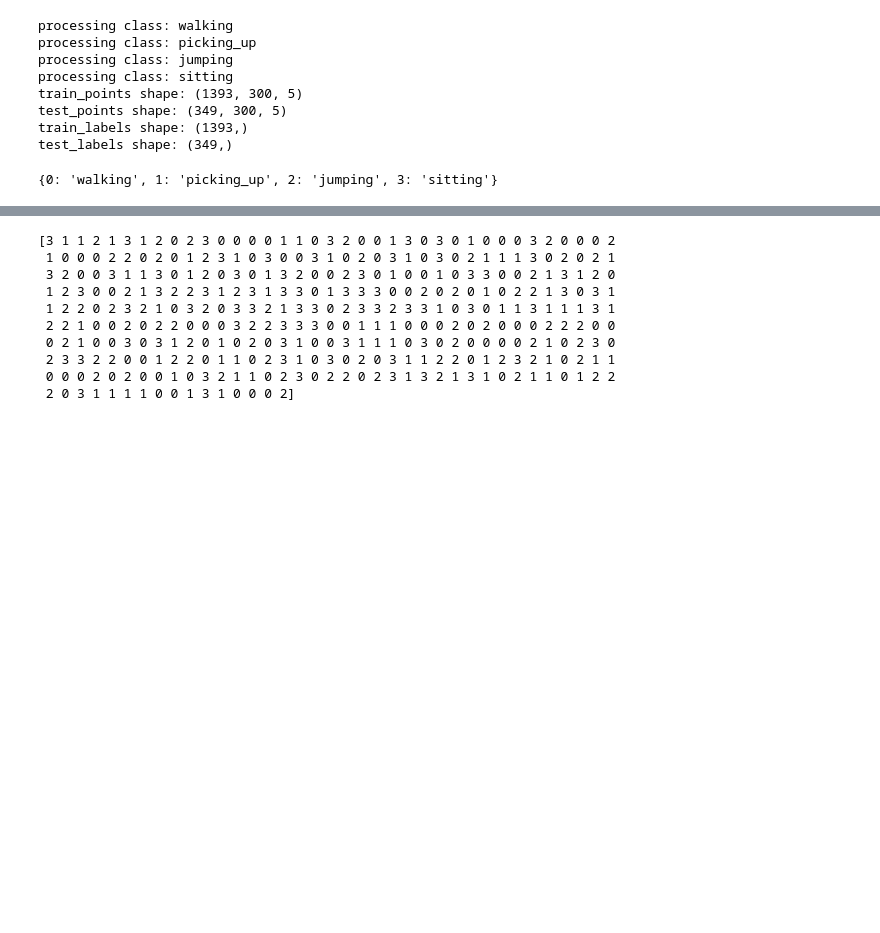
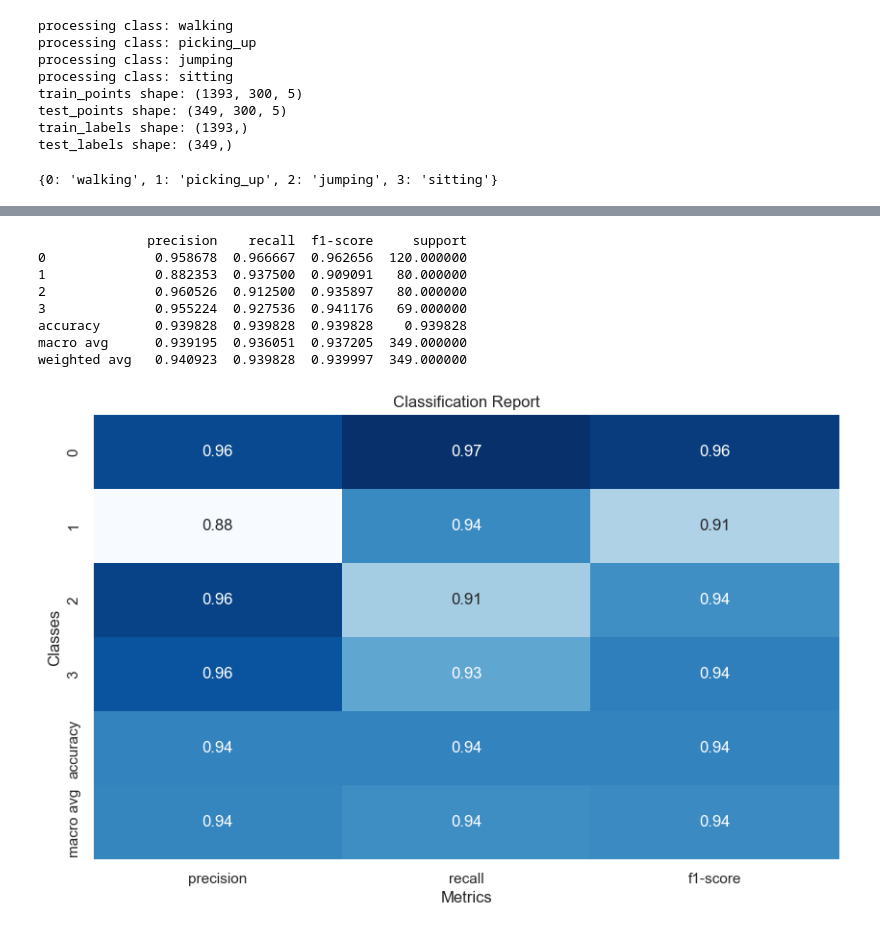
Before and after one commit to kzho904/P4P-mmWave, a Jupyter notebook: MMWave_Radar_Human_Tracking_and_Fall_detection/pointnet_lstm.ipynb, the cells around one changed output, grey strips where cells are left out. Cells and saved outputs as stored; diff of their text form; code cells hidden in the pictures; blank space fills up the shorter version.

Commit message:
pointnetlstm results

```diff
--- a/MMWave_Radar_Human_Tracking_and_Fall_detection/pointnet_lstm.ipynb
+++ b/MMWave_Radar_Human_Tracking_and_Fall_detection/pointnet_lstm.ipynb
@@ -240,4 +264,11 @@ Epoch 19: val_loss did not improve from 4.08437
 <keras.src.callbacks.history.History at 0x...>
+# %%
+#reload model
+model = create_pointnet_model(input_shape, num_features, NUM_CLASSES=4)
+
+checkpoint_dir = os.path.join('model/checkpoints/', INIT_TIMESTAMP)
+filepath=os.path.join(checkpoint_dir, 'best.weights.h5')
+model.load_weights(filepath)
 # %%
 from matplotlib import pyplot as plt
 # %%
@@ -334,7 +365,8 @@ Accuracy: 92.26%
 # %%
-BATCH_SIZE = 32
+BATCH_SIZE = 1
+seed = 42
 test_dataset = tf_data.Dataset.from_tensor_slices((test_points, test_labels))
-test_dataset = test_dataset.shuffle(len(test_points), seed=seed).batch(BATCH_SIZE)
+test_dataset = test_dataset.shuffle(len(test_points),).batch(BATCH_SIZE)
 # %%
 predictions = []
 true_labels = []
@@ -343,7 +375,7 @@ true_labels = []
 for batch, labels in test_dataset:
     for sample, label in zip(batch, labels):
         sample = np.expand_dims(sample, axis=0)  # Add batch dimension
-        preds = reload_model.predict(sample)  # Make a prediction
+        preds = model.predict(sample)  # Make a prediction
         preds = np.argmax(preds, axis=-1)  # Get the class with the highest probability
 
         predictions.extend(preds)  # Extend the predictions list
@@ -352,4 +384,7 @@ for batch, labels in test_dataset:
 # Convert to numpy arrays
 true_labels = np.array(true_labels)
 predictions = np.array(predictions)
+predictions = np.array(predictions)
+accuracy = np.sum(predictions == true_labels) / len(predictions)
+print(f"Accuracy: {accuracy * 100:.2f}%")
 # %% [output]
@@ -404,15 +409,42 @@ print(predictions)
-# %%
-print(true_labels)
-# %% [output]
-[3 1 1 2 1 3 1 2 0 2 3 0 0 0 0 1 1 0 3 2 0 0 1 3 0 3 0 1 0 0 0 3 2 0 0 0 2
- 1 0 0 0 2 2 0 2 0 1 2 3 1 0 3 0 0 3 1 0 2 0 3 1 0 3 0 2 1 1 1 3 0 2 0 2 1
- 3 2 0 0 3 1 1 3 0 1 2 0 3 0 1 3 2 0 0 2 3 0 1 0 0 1 0 3 3 0 0 2 1 3 1 2 0
- 1 2 3 0 0 2 1 3 2 2 3 1 2 3 1 3 3 0 1 3 3 3 0 0 2 0 2 0 1 0 2 2 1 3 0 3 1
- 1 2 2 0 2 3 2 1 0 3 2 0 3 3 2 1 3 3 0 2 3 3 2 3 3 1 0 3 0 1 1 3 1 1 1 3 1
- 2 2 1 0 0 2 0 2 2 0 0 0 3 2 2 3 3 3 0 0 1 1 1 0 0 0 2 0 2 0 0 0 2 2 2 0 0
- 0 2 1 0 0 3 0 3 1 2 0 1 0 2 0 3 1 0 0 3 1 1 1 0 3 0 2 0 0 0 0 2 1 0 2 3 0
- 2 3 3 2 2 0 0 1 2 2 0 1 1 0 2 3 1 0 3 0 2 0 3 1 1 2 2 0 1 2 3 2 1 0 2 1 1
- 0 0 0 2 0 2 0 0 1 0 3 2 1 1 0 2 3 0 2 2 0 2 3 1 3 2 1 3 1 0 2 1 1 0 1 2 2
- 2 0 3 1 1 1 1 0 0 1 3 1 0 0 0 2]
+# %%
+import pandas as pd
+from sklearn.metrics import classification_report
+
+# Assume `true_labels` contains the true class labels for your test set
+# And `predictions` contains the predicted class labels
+
+# Generate the classification report
+report = classification_report(true_labels, predictions, output_dict=True)
+
+# Convert the report to a DataFrame for better formatting
+report_df = pd.DataFrame(report).transpose()
+
+# Print the DataFrame
+print(report_df)
+
+# If you want to format the DataFrame nicely in Jupyter Notebook
+import matplotlib.pyplot as plt
+import seaborn as sns
+
+# Set the aesthetic style of the plots
+sns.set(style="whitegrid")
+
+# Create a heatmap to visualize the report
+plt.figure(figsize=(10, 6))
+sns.heatmap(report_df.iloc[:-1, :-1], annot=True, fmt=".2f", cmap='Blues', cbar=False)
+plt.title("Classification Report")
+plt.xlabel("Metrics")
+plt.ylabel("Classes")
+plt.show()
+# %% [output]
+              precision    recall  f1-score     support
+0              0.958678  0.966667  0.962656  120.000000
+1              0.882353  0.937500  0.909091   80.000000
+2              0.960526  0.912500  0.935897   80.000000
+3              0.955224  0.927536  0.941176   69.000000
+accuracy       0.939828  0.939828  0.939828    0.939828
+macro avg      0.939195  0.936051  0.937205  349.000000
+weighted avg   0.940923  0.939828  0.939997  349.000000
+[figure, added]
 # %%
 from sklearn.metrics import confusion_matrix, ConfusionMatrixDisplay
```
Also changed, not shown: parts of 28 cells of this notebook, 4 other files.
